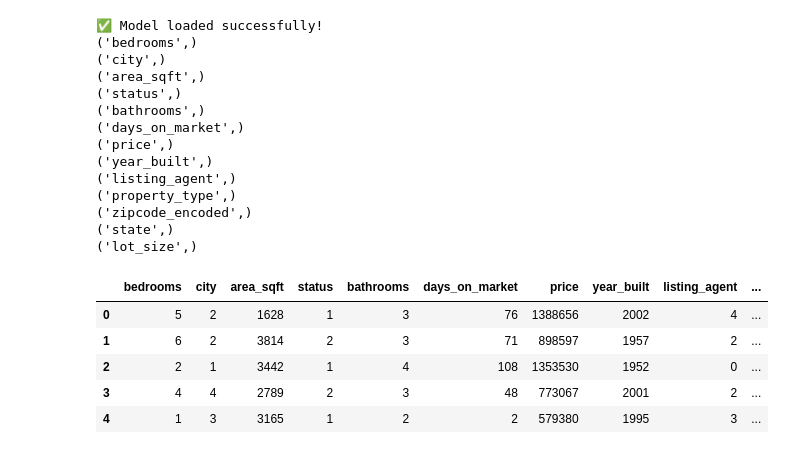
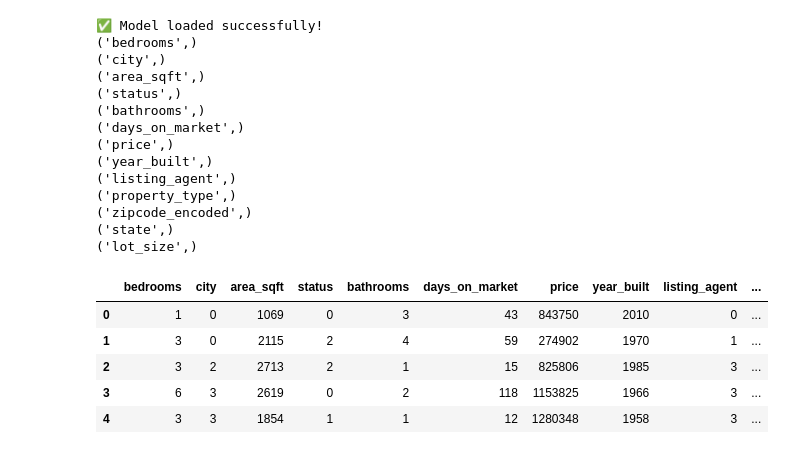
Before and after one commit to codentell/deployml, a Jupyter notebook: sandbox.ipynb, the cells around one changed output. Drawn from its saved outputs; the diff is of its cells as text; code cells hidden in the pictures.

```diff
--- a/sandbox.ipynb
+++ b/sandbox.ipynb
@@ -39,7 +39,7 @@ except Exception as e:
     print(f"❌ Model loading/prediction failed: {e}")
 
 # get data from last two weeks via connecting to BigQuery
-DATABASE_URL = os.getenv("DATABASE_URL", "postgresql+psycopg2://mlflow:GGDVQDZsp_$57xPL@34.83.81.99:5432/feast")
+DATABASE_URL = os.getenv("DATABASE_URL", "postgresql+psycopg2://mlflow:nd1XVyGLcU-AoBF-@34.187.169.166:5432/feast")
 
 db_engine = create_engine(
     DATABASE_URL,
@@ -61,43 +61,40 @@ with db_engine.connect() as conn:
         print(row)
         column_names.append(row[0])
 
-
-
 PROJECT_ID = "mldeploy-468919"
 DATASET_ID = "feast_housing"
 
 client = bigquery.Client(project="mldeploy-468919", location="US")
 QUERY = f"""
 SELECT {','.join(column_names)}, mls_id
 FROM {PROJECT_ID}.{DATASET_ID}.house_data
-WHERE (DATE(event_timestamp) < DATE("2001-01-01"))
-LIMIT 10
+WHERE (DATE(event_timestamp) < DATE("2025-08-06"))
 """
 
 df = client.query(QUERY).to_dataframe()
 
 df.head()
 # %% [output]
 ✅ Model loaded successfully!
 ('bedrooms',)
 ('city',)
 ('area_sqft',)
 ('status',)
 ('bathrooms',)
 ('days_on_market',)
 ('price',)
 ('year_built',)
 ('listing_agent',)
 ('property_type',)
 ('zipcode_encoded',)
 ('state',)
 ('lot_size',)
 |  | bedrooms | city | area_sqft | status | bathrooms | days_on_market | price | year_built | listing_agent | ... |
-| 0 | 5 | 2 | 1628 | 1 | 3 | 76 | 1388656 | 2002 | 4 | ... |
-| 1 | 6 | 2 | 3814 | 2 | 3 | 71 | 898597 | 1957 | 2 | ... |
-| 2 | 2 | 1 | 3442 | 1 | 4 | 108 | 1353530 | 1952 | 0 | ... |
-| 3 | 4 | 4 | 2789 | 2 | 3 | 48 | 773067 | 2001 | 2 | ... |
-| 4 | 1 | 3 | 3165 | 1 | 2 | 2 | 579380 | 1995 | 3 | ... |
+| 0 | 1 | 0 | 1069 | 0 | 3 | 43 | 843750 | 2010 | 0 | ... |
+| 1 | 3 | 0 | 2115 | 2 | 4 | 59 | 274902 | 1970 | 1 | ... |
+| 2 | 3 | 2 | 2713 | 2 | 1 | 15 | 825806 | 1985 | 3 | ... |
+| 3 | 6 | 3 | 2619 | 0 | 2 | 118 | 1153825 | 1966 | 3 | ... |
+| 4 | 3 | 3 | 1854 | 1 | 1 | 12 | 1280348 | 1958 | 3 | ... |
 # %%
 Base = declarative_base()
 
```
Also changed, not shown: parts of 3 cells of this notebook, 1 other file.
